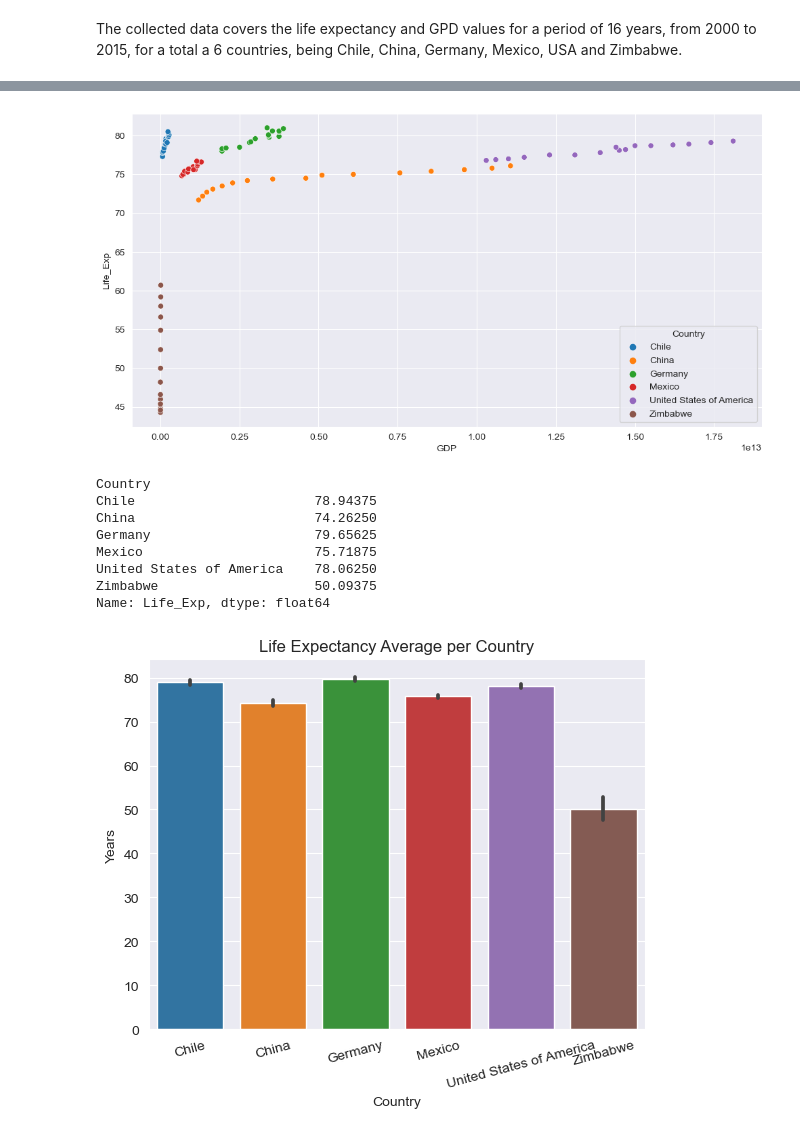
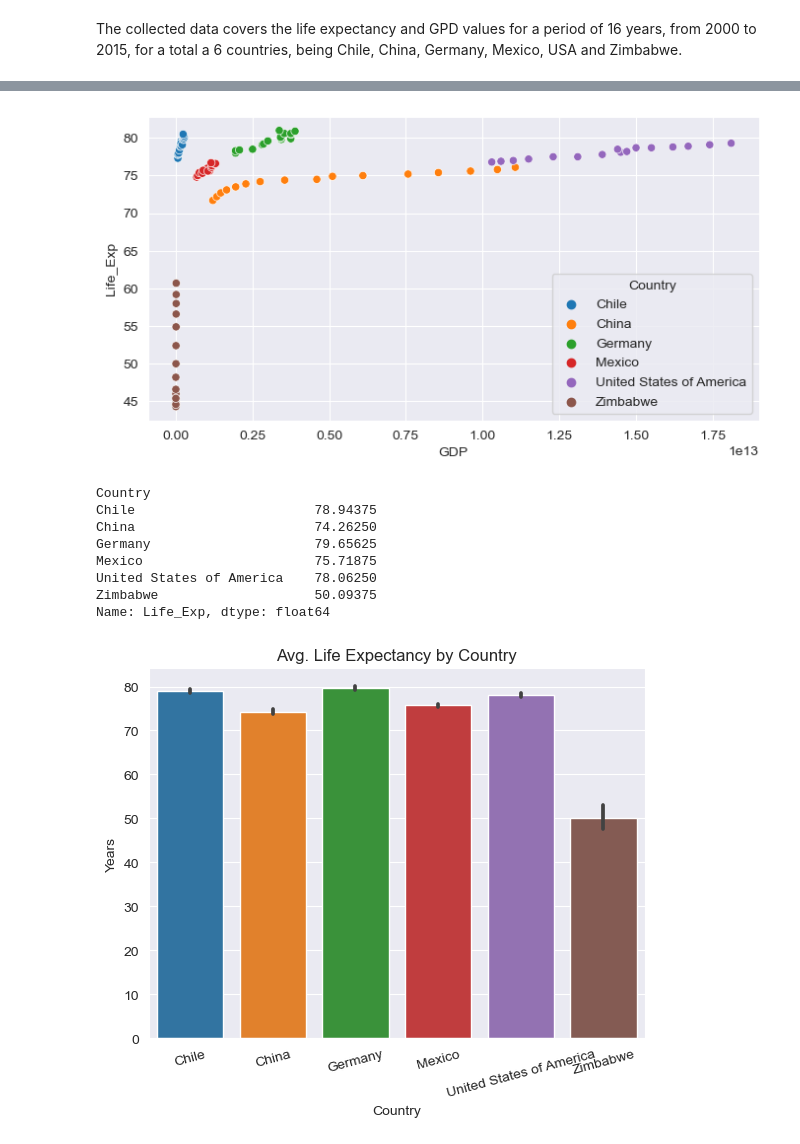
Before and after one commit to dorinMaraku/Life-Expectancy-and-GDP-Starter, a Jupyter notebook: life_expectancy_gdp.ipynb, the cells around one changed output, grey strips where cells are left out. Drawn from its saved outputs; the diff is of its cells as text; code cells hidden in the pictures.

```diff
--- a/life_expectancy_gdp.ipynb
+++ b/life_expectancy_gdp.ipynb
@@ -28,6 +28,6 @@ df.sample(10)
 # %%
 # renaming the Life Expectancy column for ease of use.
-df.rename(columns={'Life expectancy at birth (years)':'Life_Exp'}, inplace=True)
+df = df.rename(columns={'Life expectancy at birth (years)':'Life_Exp'})
 df.head()
 # %% [output]
 |  | Country | Year | Life_Exp | GDP |
@@ -110,13 +112,14 @@ plt.legend(df.Country.unique());
 # %%
-plt.figure(figsize=(12,6))
+plt.figure(figsize=(8,4))
 sns.scatterplot(x='GDP', y='Life_Exp', data=df, hue='Country');
 # %% [output]
-[figure, old version]
+[figure, new version]
 # %%
+# generate and plot average life expetncy by country
 print(df.groupby("Country").Life_Exp.mean())
 pivot_tab = df.pivot(index='Year', columns="Country", values='Life_Exp')
 sns.barplot(pivot_tab)
-plt.title("Life Expectancy Average per Country")
+plt.title("Avg. Life Expectancy by Country")
 plt.ylabel('Years')
 plt.xticks(rotation=15);
 # %% [output]
@@ -128,5 +131,5 @@ Mexico                      75.71875
 United States of America    78.06250
 Zimbabwe                    50.09375
 Name: Life_Exp, dtype: float64
-[figure, old version]
+[figure, new version]
 # %%
```
Also changed, not shown: parts of 10 cells of this notebook.
